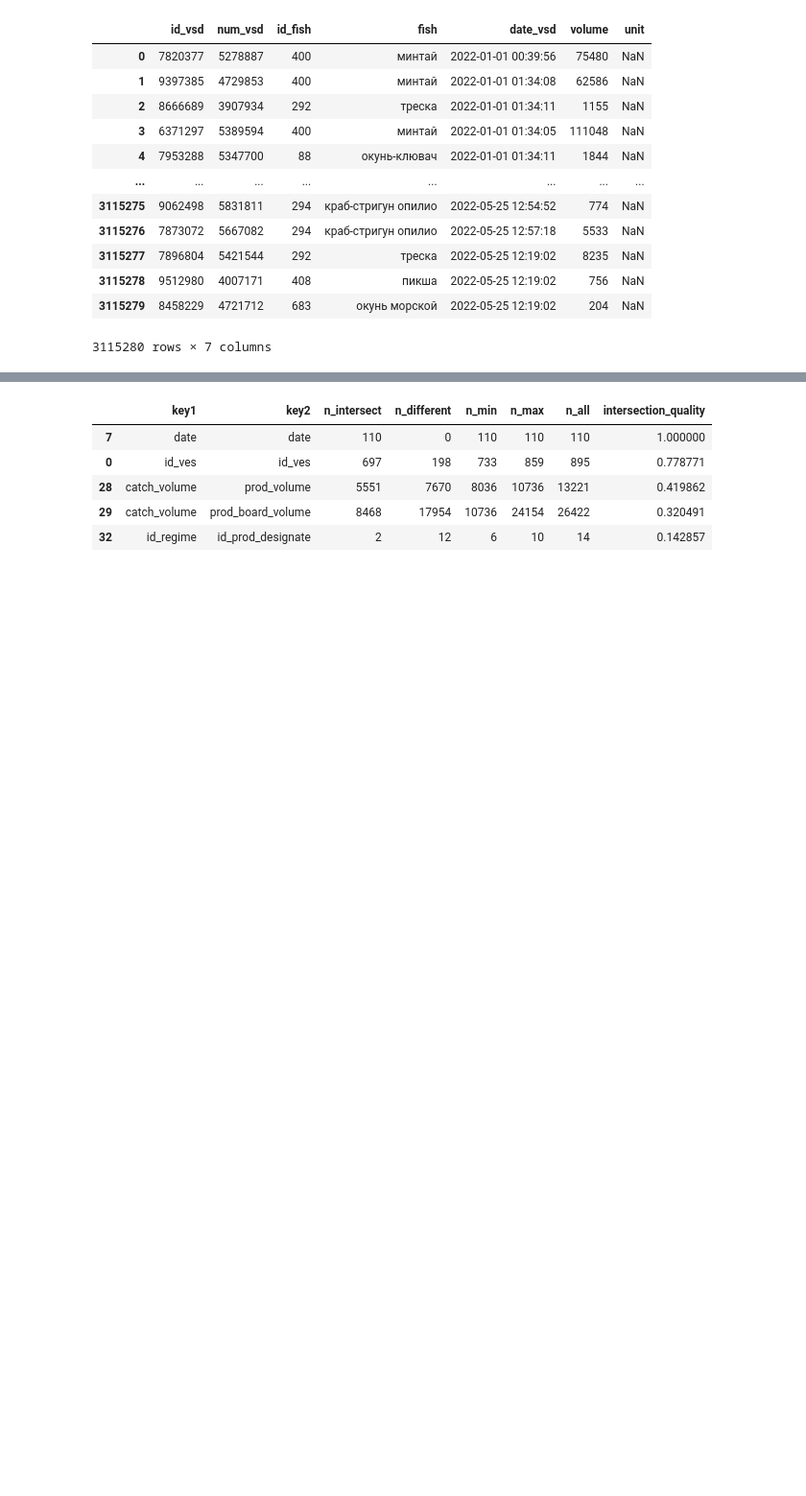
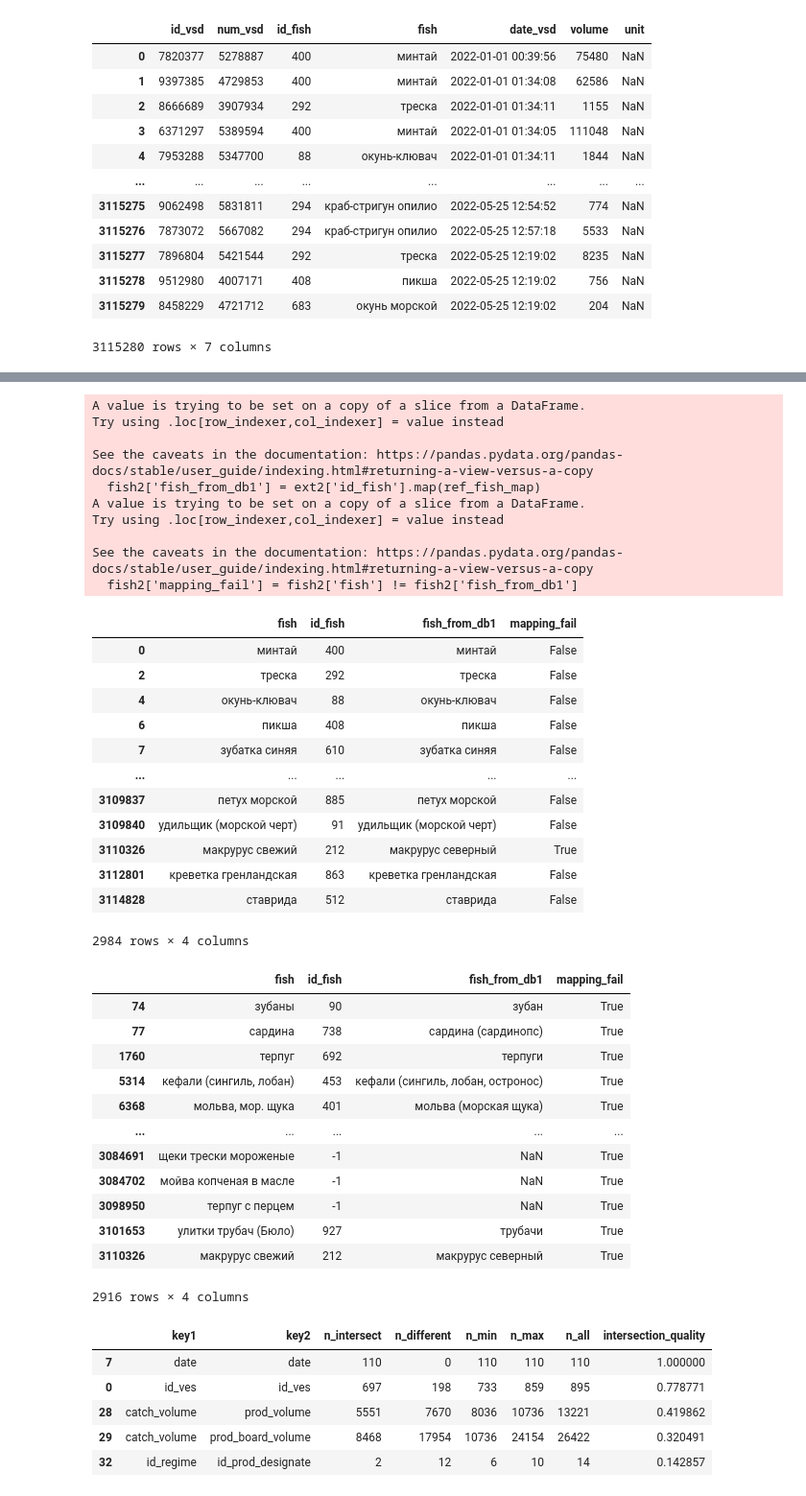
Before and after one commit to SerSmith/cif_pro_fish, a Jupyter notebook: notebooks/eda_first_steps.ipynb, the cells around one changed output, grey strips where cells are left out. Shown: that part at 96% size. Saved outputs shown, nothing was run; the diff lists cells and outputs as text; code cells hidden in the pictures; blank space fills up the shorter version.

```diff
--- a/notebooks/eda_first_steps.ipynb
+++ b/notebooks/eda_first_steps.ipynb
@@ -200,3 +212,47 @@ ext2
+# %%
+fish2 = ext2[['fish', 'id_fish']]
+fish2['fish_from_db1'] = ext2['id_fish'].map(ref_fish_map)
+fish2['mapping_fail'] = fish2['fish'] != fish2['fish_from_db1']
+fish2 = fish2.drop_duplicates()
+display(fish2)
+display(fish2[fish2['mapping_fail']])
+# %% [output]
+A value is trying to be set on a copy of a slice from a DataFrame.
+Try using .loc[row_indexer,col_indexer] = value instead
+
+See the caveats in the documentation: https://pandas.pydata.org/pandas-docs/stable/user_guide/indexing.html#returning-a-view-versus-a-copy
+  fish2['fish_from_db1'] = ext2['id_fish'].map(ref_fish_map)
+A value is trying to be set on a copy of a slice from a DataFrame.
+Try using .loc[row_indexer,col_indexer] = value instead
+
+See the caveats in the documentation: https://pandas.pydata.org/pandas-docs/stable/user_guide/indexing.html#returning-a-view-versus-a-copy
+  fish2['mapping_fail'] = fish2['fish'] != fish2['fish_from_db1']
+|  | fish | id_fish | fish_from_db1 | mapping_fail |
+| 0 | минтай | 400 | минтай | False |
+| 2 | треска | 292 | треска | False |
+| 4 | окунь-клювач | 88 | окунь-клювач | False |
+| 6 | пикша | 408 | пикша | False |
+| 7 | зубатка синяя | 610 | зубатка синяя | False |
+| ... | ... | ... | ... | ... |
+| 3109837 | петух морской | 885 | петух морской | False |
+| 3109840 | удильщик (морской черт) | 91 | удильщик (морской черт) | False |
+| 3110326 | макрурус свежий | 212 | макрурус северный | True |
+| 3112801 | креветка гренландская | 863 | креветка гренландская | False |
+| 3114828 | ставрида | 512 | ставрида | False |
+2984 rows × 4 columns
+|  | fish | id_fish | fish_from_db1 | mapping_fail |
+| 74 | зубаны | 90 | зубан | True |
+| 77 | сардина | 738 | сардина (сардинопс) | True |
+| 1760 | терпуг | 692 | терпуги | True |
+| 5314 | кефали (сингиль, лобан) | 453 | кефали (сингиль, лобан, остронос) | True |
+| 6368 | мольва, мор. щука | 401 | мольва (морская щука) | True |
+| ... | ... | ... | ... | ... |
+| 3084691 | щеки трески мороженые | -1 | NaN | True |
+| 3084702 | мойва копченая в масле | -1 | NaN | True |
+| 3098950 | терпуг с перцем | -1 | NaN | True |
+| 3101653 | улитки трубач (Бюло) | 927 | трубачи | True |
+| 3110326 | макрурус свежий | 212 | макрурус северный | True |
+2916 rows × 4 columns
 # %%
 %autoreload 2
 helpers.get_potential_keys(catch, product, top=5, round_to=2)
```
Also changed, not shown: parts of 9 cells of this notebook, 8 other files.
